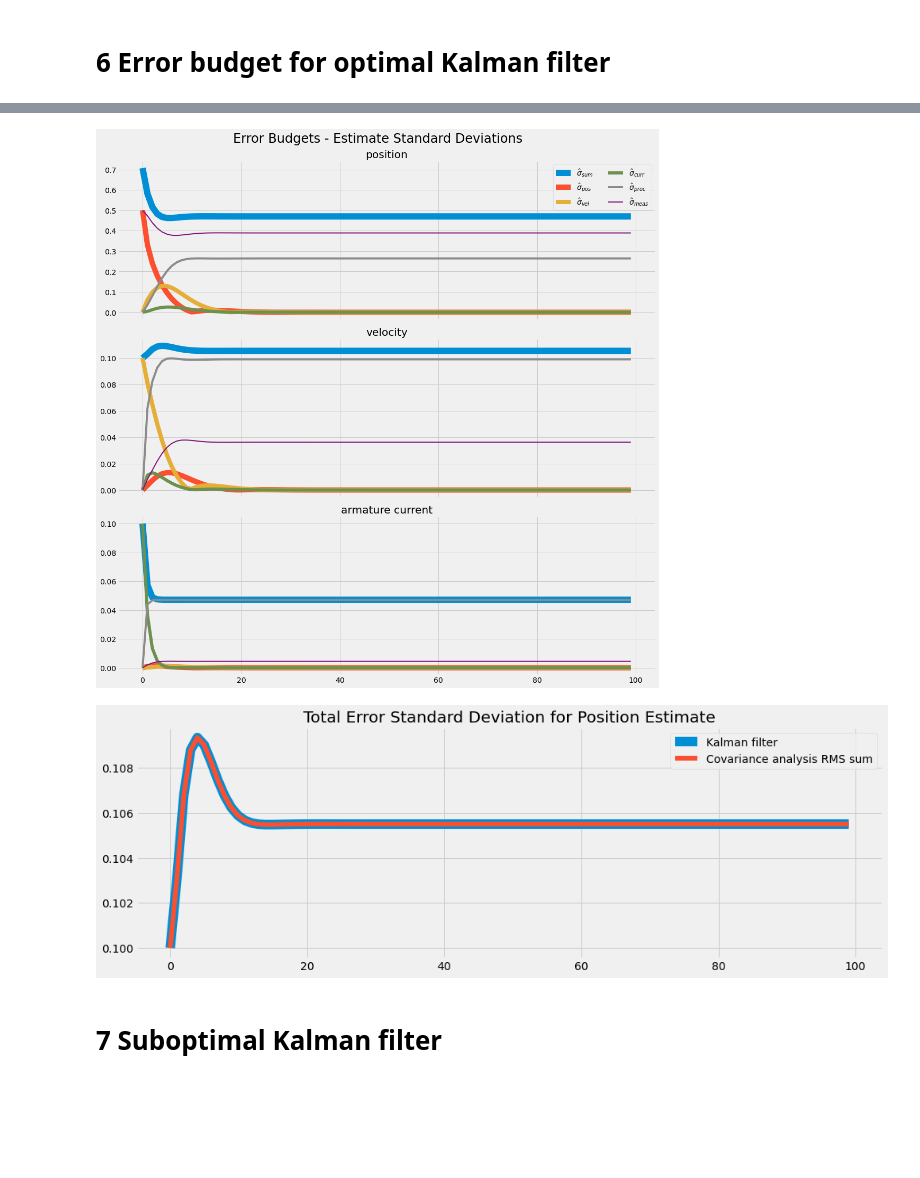
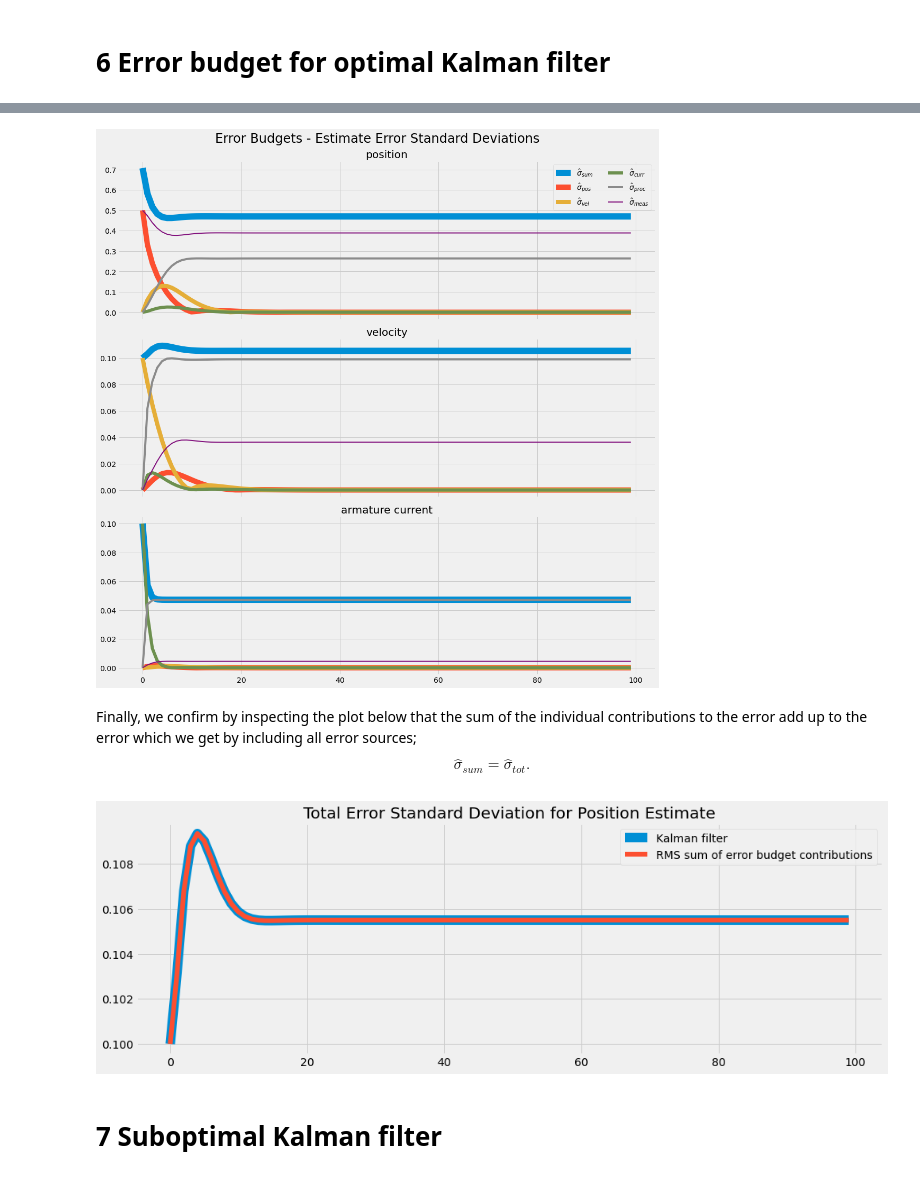
Before and after one commit to fonstelien/TEK4050, a Jupyter notebook: project/project.ipynb, the cells around one changed output, grey strips where cells are left out. Saved outputs shown, nothing was run; the diff lists cells and outputs as text; code cells hidden in the pictures; blank space fills up the shorter version.

Commit message:
error budget

````diff
--- a/project/project.ipynb
+++ b/project/project.ipynb
@@ -354,8 +354,9 @@ xd = run_deterministic(u, Fi, La)
 # %% [markdown]
 For the stochastic process we define in addition a noise vector ```v``` and run the stochastic process simulation which we store in vector ```xs```:
 # %%
+# Stochastic process simulation
 v = np.zeros((3,n))
-v[2,:] = np.random.randn(n)
+v[2] = np.random.randn(n)
 Fi, La, Ga = c2d_stochastic(F, L, G, Q, dt)
 xs = run_stochastic(u, v, Fi, La, Ga)
 # %% [markdown]
@@ -772,5 +807,10 @@ plt.show()
 # %%
 def kalman_gains(Fi, Ga, P0, H, R, n):
+    '''
+    Measurement-free calculation of Kalman gain for system described by Fi, Ga, P0,
+    with measurement characteristics H, R.
+    '''
+
     # Model order
     p, _ = Fi.shape
 
@@ -796,7 +838,11 @@ def kalman_gains(Fi, Ga, P0, H, R, n):
 # %%
-def covar_analysis(Fi, Ga, P0, H, R, K):
+def error_budget_covar(Fi, Ga, P0, H, R, K):
+    '''
+    Calculates the covariance of the system described by Fi, Ga, P0,
+    with measurement characteristics R, H by applying Kalman gains K.
+    '''
 
-    # Model order
+    # Model order and calculation range
     n, p, _ = K.shape
     I = np.eye(p)
 
@@ -826,34 +878,27 @@ K, p_tot = kalman_gains(FiK, GaK, P0, H, R, nm)
 # %%
-p_all = covar_analysis(FiK, GaK, P0, H, R, K)
+# Error budget calculation
 
 # P0 position
 P0e = P0*np.array([[1],[0],[0]])
 Gae = GaK*0
 Re = R*0
-p_P0_pos = covar_analysis(FiK, Gae, P0e, H, Re, K)
+p_P0_pos = error_budget_covar(FiK, Gae, P0e, H, Re, K)
 
 # P0 velocity
 P0e = P0*np.array([[0],[1],[0]])
-p_P0_vel = covar_analysis(FiK, Gae, P0e, H, Re, K)
+p_P0_vel = error_budget_covar(FiK, Gae, P0e, H, Re, K)
 
 # P0 armature current
 P0e = P0*np.array([[0],[0],[1]])
-p_P0_cur = covar_analysis(FiK, Gae, P0e, H, Re, K)
-
-p_P0 = covar_analysis(FiK, Gae, P0, H, Re, K)
+p_P0_cur = error_budget_covar(FiK, Gae, P0e, H, Re, K)
 
 # Process noise
 P0e = P0*0
 Gae = GaK*1
 Re = R*0
-p_proc = covar_analysis(FiK, Gae, P0e, H, Re, K)
+p_proc = error_budget_covar(FiK, Gae, P0e, H, Re, K)
 
 # Measurement noise
-P0e = P0*0
 Gae = GaK*0
 Re = R*1
-p_meas = covar_analysis(FiK, Gae, P0e, H, Re, K)
-
-p_collection = [p_P0_pos, p_P0_vel, p_P0_cur, p_proc, p_meas]
-p_sum = np.concatenate(p_collection).reshape(5,3,-1).sum(axis=0)
-p_collection = [p_sum] + p_collection
+p_meas = error_budget_covar(FiK, Gae, P0e, H, Re, K)
@@ -860,6 +914,6 @@ p_collection = [p_sum] + p_collection
 # %%
 fig, axes = plt.subplots(ncols=1, nrows=3, sharex='col', sharey='row', figsize=(15,15))
-fig.suptitle(r'Error Budgets - Estimate Standard Deviations', fontsize=24)
+fig.suptitle(r'Error Budgets - Estimate Error Standard Deviations', fontsize=24)
 
 titles = ('position', 'velocity', 'armature current')
 labels = (r'$\hat{\sigma}_{sum}$', r'$\hat{\sigma}_{pos}$', r'$\hat{\sigma}_{vel}$', r'$\hat{\sigma}_{curr}$', r'$\hat{\sigma}_{proc}$', r'$\hat{\sigma}_{meas}$')
@@ -877,18 +931,23 @@ for i, title in enumerate(titles):
 fig.tight_layout()
 plt.show()
 # %% [output]
-[figure, old version]
+[figure, new version]
+# %% [markdown]
+Finally, we confirm by inspecting the plot below that the sum of the individual contributions to the error add up to the error which we get by including all error sources;
+$$
+\hat{\sigma}_{sum} = \hat{\sigma}_{tot}.
+$$
 # %%
 fig, axes = plt.subplots(ncols=1, nrows=1, sharex='col', sharey='row', figsize=(15,5))
 
 ax = axes
 ax.set_title(r'Total Error Standard Deviation for Position Estimate')
 ax.plot(tm, sqrt(p_tot[1]), lw=12)
-ax.plot(tm, sqrt(p_all[1]), lw=6)
-ax.legend((r'Kalman filter', r'Covariance analysis RMS sum'))
+ax.plot(tm, sqrt(p_sum[1]), lw=6)
+ax.legend((r'Kalman filter', r'RMS sum of error budget contributions'))
 plt.show()
 # %% [output]
-[figure, old version]
+[figure, new version]
 # %% [markdown]
 # 7 Suboptimal Kalman filter
 # %%
````
Also changed, not shown: parts of 17 cells of this notebook.
